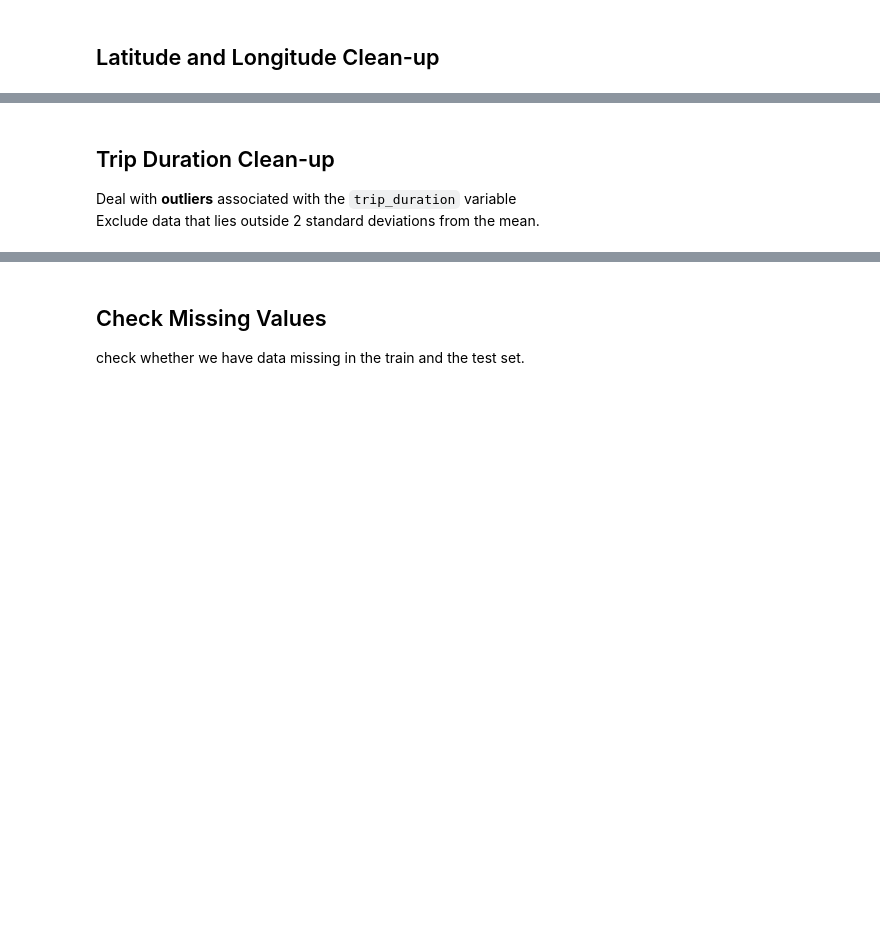
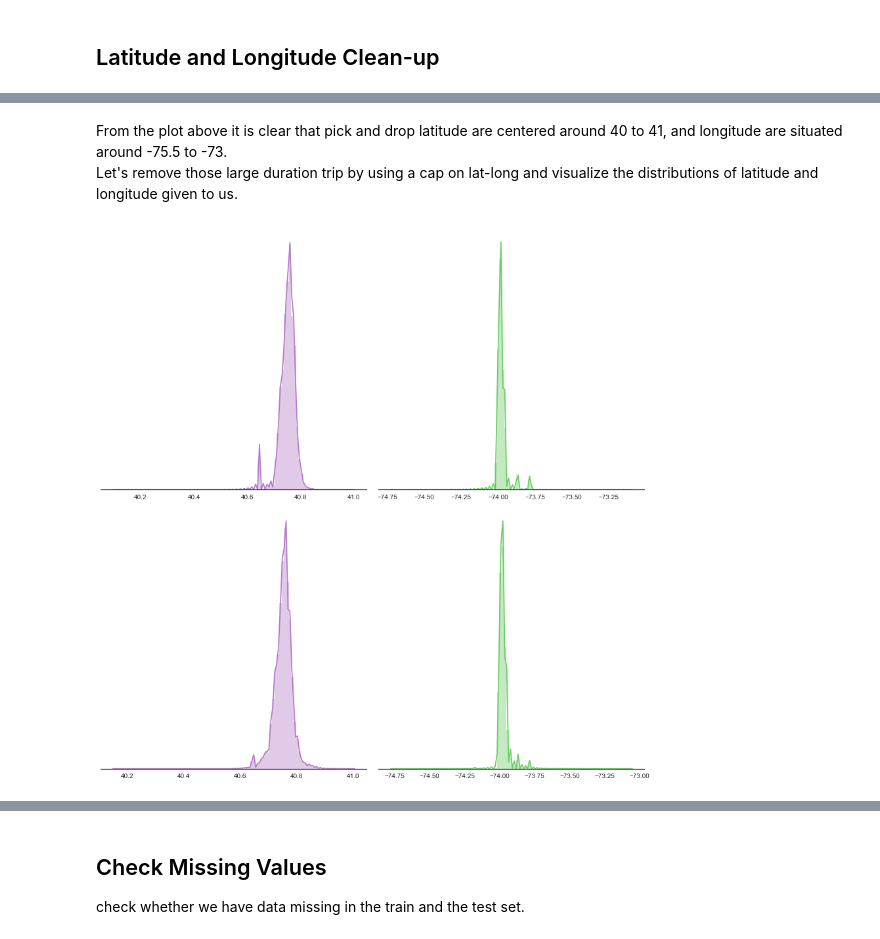
Before and after one commit to GaryLuoLuo/Data_Mining_Project_Jiahui_Qin_Zhe, a Jupyter notebook: Data Preparation.ipynb, the cells around one changed output, grey strips where cells are left out. Saved outputs shown, nothing was run; the diff lists cells and outputs as text; code cells hidden in the pictures; blank space fills up the shorter version.

```diff
--- a/Data Preparation.ipynb
+++ b/Data Preparation.ipynb
@@ -112,17 +95,21 @@ train = train[train['dropoff_latitude'] >= city_lat_x]
+# %% [markdown]
+From the plot above it is clear that pick and drop latitude are centered around 40 to 41, and longitude are situated around -75.5 to -73.
+Let's remove those large duration trip by using a cap on lat-long and visualize the distributions of latitude and longitude given to us.
 # %%
-start = time.time()
+train = train.loc[(train.pickup_latitude > 40) & (train.pickup_latitude < 41)]
+train = train.loc[(train.dropoff_latitude>40) & (train.dropoff_latitude < 41)]
+train = train.loc[(train.dropoff_longitude > -75.5) & (train.dropoff_longitude < -73)]
+train = train.loc[(train.pickup_longitude > -75.5) & (train.pickup_longitude < -73)]
+train_data_new = train.copy()
 sns.set(style="white", palette="muted", color_codes=True)
-f, axes = plt.subplots(2,2,figsize=(10, 10), sharex=False, sharey = False)
+f, axes = plt.subplots(2,2,figsize=(12, 12), sharex=False, sharey = False)
 sns.despine(left=True)
-sns.distplot(train['pickup_latitude'].values, label = 'pickup_latitude',color="m",bins = 100, ax=axes[0,0])
-sns.distplot(train['pickup_longitude'].values, label = 'pickup_longitude',color="m",bins =100, ax=axes[0,1])
-sns.distplot(train['dropoff_latitude'].values, label = 'dropoff_latitude',color="m",bins =100, ax=axes[1, 0])
-sns.distplot(train['dropoff_longitude'].values, label = 'dropoff_longitude',color="m",bins =100, ax=axes[1, 1])
+sns.distplot(train_data_new['pickup_latitude'].values, label = 'pickup_latitude',color="m",bins = 100, ax=axes[0,0])
+sns.distplot(train_data_new['pickup_longitude'].values, label = 'pickup_longitude',color="g",bins =100, ax=axes[0,1])
+sns.distplot(train_data_new['dropoff_latitude'].values, label = 'dropoff_latitude',color="m",bins =100, ax=axes[1, 0])
+sns.distplot(train_data_new['dropoff_longitude'].values, label = 'dropoff_longitude',color="g",bins =100, ax=axes[1, 1])
 plt.setp(axes, yticks=[])
 plt.tight_layout()
-end = time.time()
 plt.show()
+# %% [output]
+[figure, added]
-# %% [markdown]
-## Trip Duration Clean-up
-Deal with **outliers** associated with the `trip_duration` variable
-Exclude data that lies outside 2 standard deviations from the mean.
```
Also changed, not shown: parts of 31 cells of this notebook.
